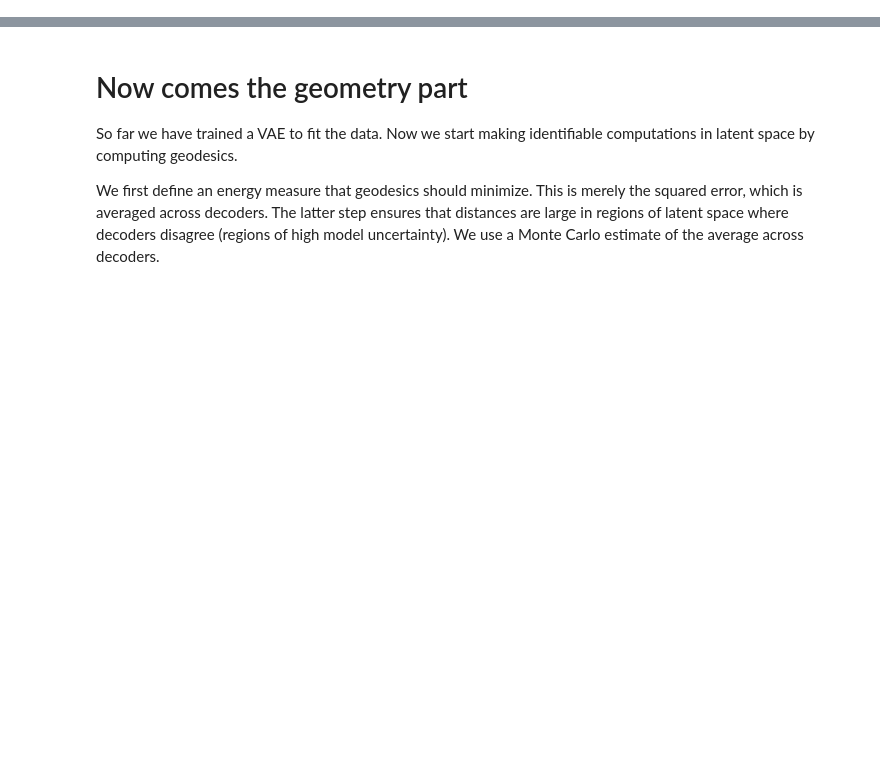
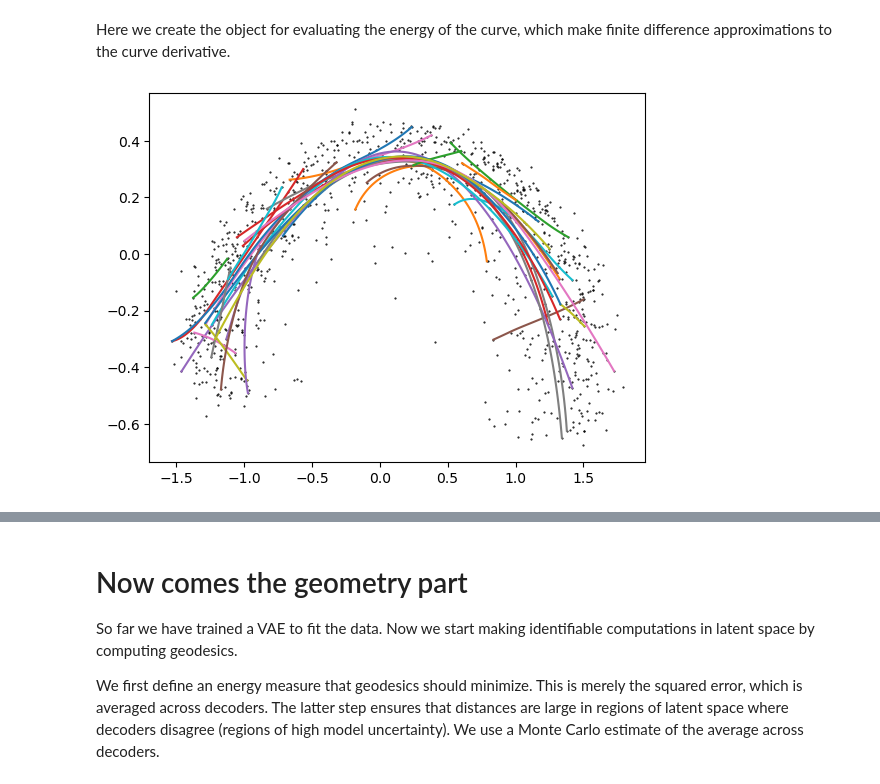
Before and after one commit to fablos/geo_latte, a Jupyter notebook: icra/my_tutorial.ipynb, the cells around one changed output, grey strips where cells are left out. Drawn from its saved outputs; the diff is of its cells as text; code cells hidden in the pictures; blank space fills up the shorter version.

```diff
--- a/icra/my_tutorial.ipynb
+++ b/icra/my_tutorial.ipynb
@@ -75,0 +17,8 @@ class VAE(nn.Module):
+# %%
+toydata = np.load('data/toybanana.npy')
+data = torch.from_numpy(toydata).to(dtype=torch.float32)  # 992x2
+num_curves = 30
+N, D = data.shape
+curve_indices = torch.randint(data.shape[0], (num_curves, 2))  # (num_curves) x 2
+# %% [markdown]
+Here we create the object for evaluating the energy of the curve, which make finite difference approximations to the curve derivative.
@@ -75,0 +29,16 @@ class VAE(nn.Module):
+# %%
+# Parameters for metric
+sigma = 0.1
+rho = 0.1
+import stochman
+# Create metric
+M = stochman.manifold.LocalVarMetric(data=data, sigma=sigma, rho=rho)
+# %%
+p0 = data[torch.randint(high=N, size=[num_curves], dtype=torch.long)]  # 10xD
+p1 = data[torch.randint(high=N, size=[num_curves], dtype=torch.long)]  # 10xD
+C, success = M.connecting_geodesic(p0, p1)
+plt.plot(data[:, 0].numpy(), data[:, 1].numpy(), "k.", markersize=1)
+C.plot()
+plt.show()
+# %% [output]
+[figure, added]
```
Also changed, not shown: parts of 7 cells of this notebook, 6 other files.
